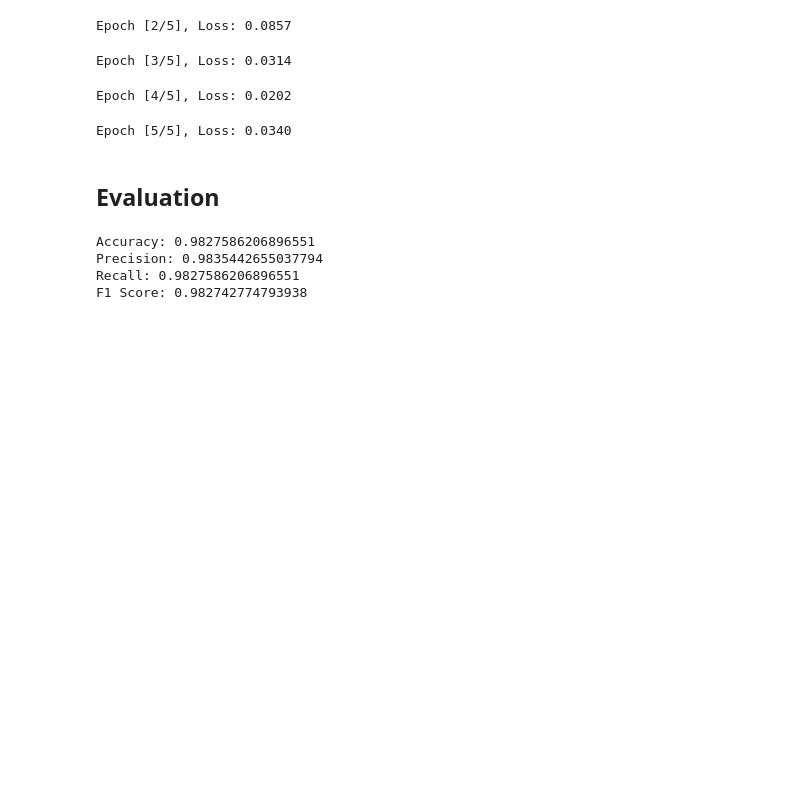
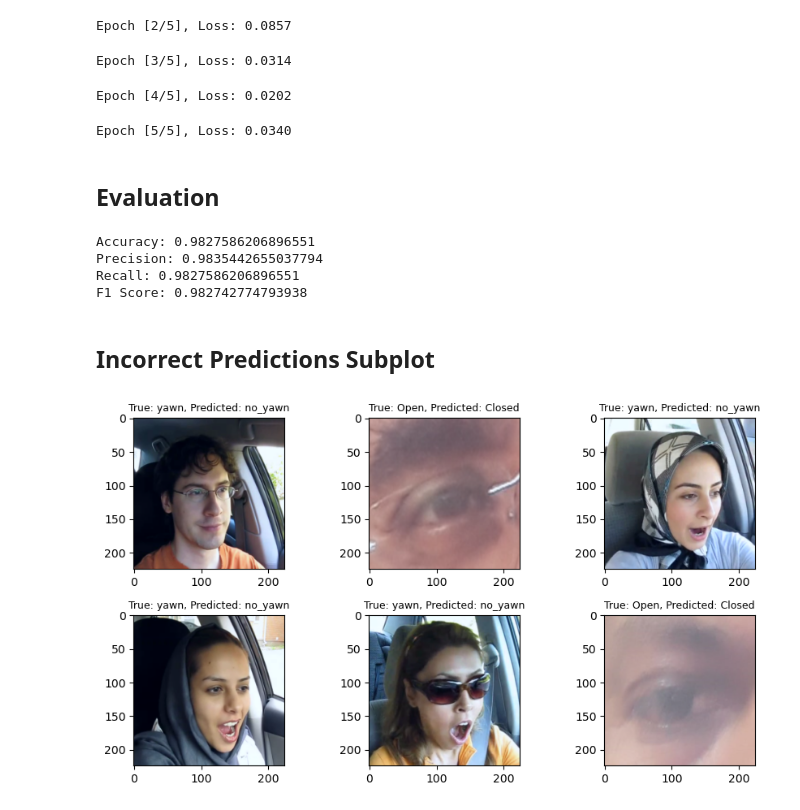
Before and after one commit to aditya2695/Driver-Drowsiness-Detection, a Jupyter notebook: data_prep.ipynb, the cells around one changed output. Cells and saved outputs as stored; diff of their text form; code cells hidden in the pictures; blank space fills up the shorter version.

```diff
--- a/data_prep.ipynb
+++ b/data_prep.ipynb
@@ -283,3 +283,80 @@ Accuracy: 0.9827586206896551
 Precision: 0.9835442655037794
 Recall: 0.9827586206896551
 F1 Score: 0.982742774793938
+# %% [markdown]
+## **Incorrect Predictions Subplot**
+# %%
+# Set the model to evaluation mode
+alexnet_model.eval()
+
+# Initialize a counter for the subplot
+subplot_count = 0
+
+# Create a subplot with 2 rows and 3 columns
+fig, axs = plt.subplots(2, 3, figsize=(9, 5))
+
+# Create a list of class labels
+class_labels = ['Closed', 'no_yawn', 'Open', 'yawn']
+
+# Iterate over the test dataset
+for images, labels in test_loader:
+    images = images.to(device)
+    labels = labels.to(device)
+
+    # Forward pass to get the predicted probabilities
+    outputs = alexnet_model(images)
+    _, predicted = torch.max(outputs, 1)
+
+    # Compare predicted labels with true labels
+    incorrect_predictions = (predicted != labels)
+
+    # Iterate over the batch and plot the wrongly predicted images
+    for i in range(images.size(0)):
+        if incorrect_predictions[i]:
+            # Convert the image tensor to NumPy array and transpose the dimensions
+            img = images[i].cpu().numpy().transpose((1, 2, 0))
+
+            # Reverse the normalization to obtain the original image
+            img = img * 0.225 + 0.45
+
+            # Clip the pixel values to the range [0, 1]
+            img = np.clip(img, 0, 1)
+
+            # Calculate the subplot indices
+            row_index = subplot_count // 3
+            col_index = subplot_count % 3
+
+            # Plot the image in the corresponding subplot
+            axs[row_index, col_index].imshow(img)
+
+            # Get the true label and predicted label text
+            true_label = class_labels[labels[i].item()]
+            predicted_label = class_labels[predicted[i].item()]
+
+            axs[row_index, col_index].set_title(f"True: {true_label}, Predicted: {predicted_label}", fontsize=9)
+
+            # Increment the subplot count
+            subplot_count += 1
+
+            # Break the loop if 6 images have been plotted
+            if subplot_count >= 6:
+                break
+
+    # Break the loop if 6 images have been plotted
+    if subplot_count >= 6:
+        break
+
+# Remove any unused subplots
+if subplot_count < 6:
+    for i in range(subplot_count, 6):
+        row_index = i // 3
+        col_index = i % 3
+        axs[row_index, col_index].axis('off')
+
+# Adjust the spacing between subplots
+plt.tight_layout()
+
+# Show the plot
+plt.show()
+# %% [output]
+[figure, added]
```
Also changed, not shown: parts of 1 cell of this notebook.
